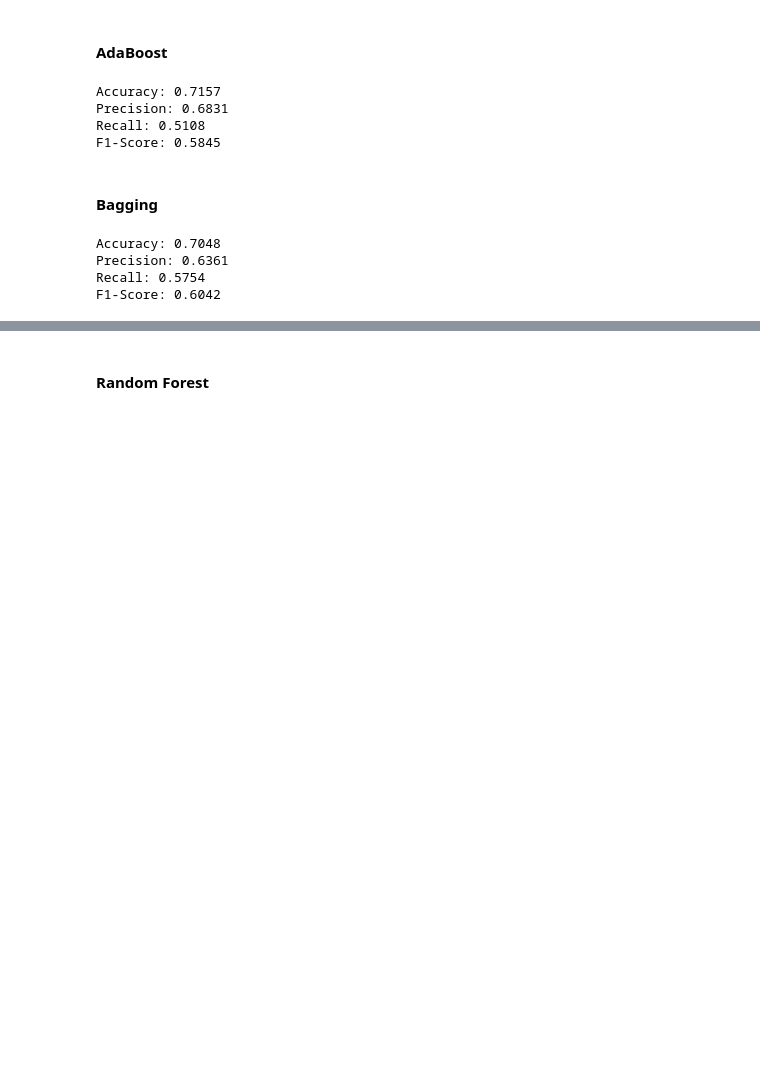
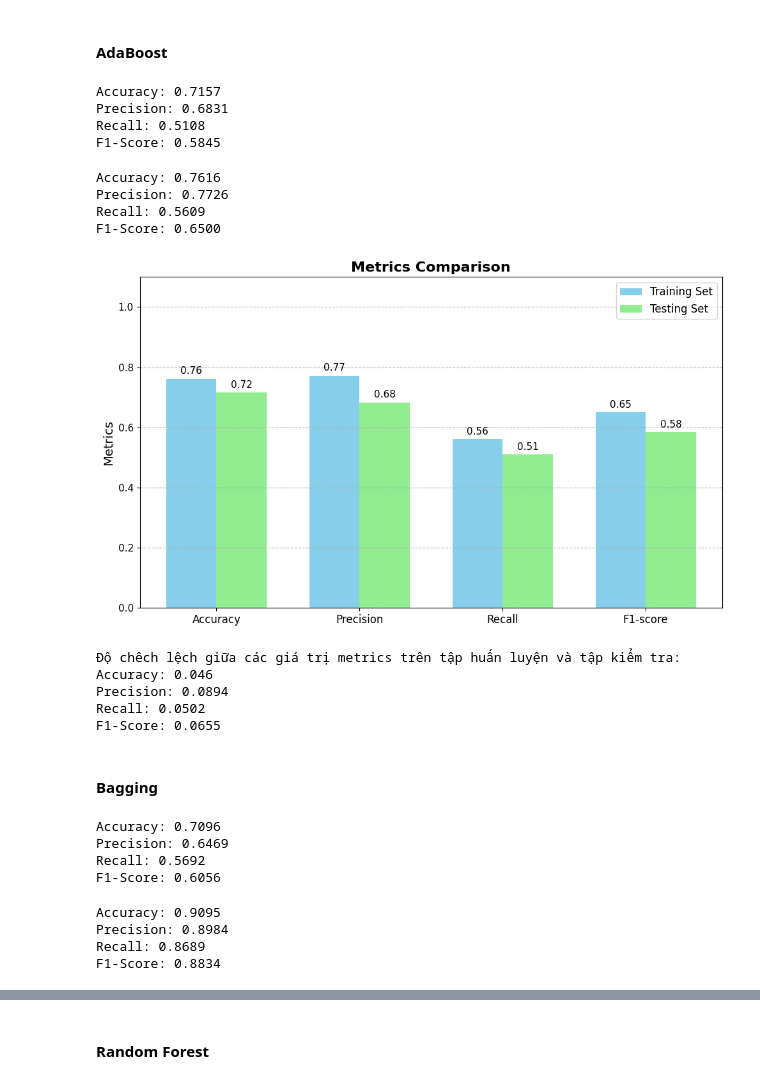
Before and after one commit to trnqbao/machine-learning-final-project, a Jupyter notebook: Ex2.ipynb, the cells around one changed output, grey strips where cells are left out. Saved outputs shown, nothing was run; the diff lists cells and outputs as text; code cells hidden in the pictures; blank space fills up the shorter version.

```diff
--- a/Ex2.ipynb
+++ b/Ex2.ipynb
@@ -596,29 +674,65 @@ Accuracy: 0.7157
 Precision: 0.6831
 Recall: 0.5108
 F1-Score: 0.5845
+# %%
+y_train_pred = ada_clf.predict(X_train)
+
+ada_train_accuracy = accuracy_score(y_train, y_train_pred)
+ada_train_precision = precision_score(y_train, y_train_pred)
+ada_train_recall = recall_score(y_train, y_train_pred)
+ada_train_f1 = f1_score(y_train, y_train_pred)
+
+print_metrics(ada_train_accuracy, ada_train_precision, ada_train_recall, ada_train_f1)
+# %% [output]
+Accuracy: 0.7616
+Precision: 0.7726
+Recall: 0.5609
+F1-Score: 0.6500
+# %%
+training_metrics = [ada_train_accuracy, ada_train_precision, ada_train_recall, ada_train_f1]
+testing_metrics = [ada_accuracy, ada_precision, ada_recall, ada_f1]
+
+compare_metrics(training_metrics, testing_metrics)
+compute_metric_difference(training_metrics, testing_metrics)
+# %% [output]
+[figure, added]
+Độ chêch lệch giữa các giá trị metrics trên tập huấn luyện và tập kiểm tra:
+Accuracy: 0.046
+Precision: 0.0894
+Recall: 0.0502
+F1-Score: 0.0655
 # %% [markdown]
 #### Bagging
 # %%
 from sklearn.ensemble import BaggingClassifier
 
-bagging_clf = BaggingClassifier()
+bg_clf = BaggingClassifier()
 
-bagging_clf.fit(X_train, y_train)
+bg_clf.fit(X_train, y_train)
+y_test_pred = bg_clf.predict(X_test)
 
-y_train_pred = bagging_clf.predict(X_train)
-y_test_pred = bagging_clf.predict(X_test)
+bg_accuracy = accuracy_score(y_test, y_test_pred)
+bg_precision = precision_score(y_test, y_test_pred)
+bg_recall = recall_score(y_test, y_test_pred)
+bg_f1 = f1_score(y_test, y_test_pred)
 
-bagging_accuracy = accuracy_score(y_test, y_test_pred)
-bagging_precision = precision_score(y_test, y_test_pred)
-bagging_recall = recall_score(y_test, y_test_pred)
-bagging_f1 = f1_score(y_test, y_test_pred)
-
-print_metrics(bagging_accuracy, bagging_precision, bagging_recall, bagging_f1)
-
-bagging_train_before = accuracy_score(y_train, y_train_pred)
-bagging_test_before = bagging_accuracy
+print_metrics(bg_accuracy, bg_precision, bg_recall, bg_f1)
 # %% [output]
-Accuracy: 0.7048
-Precision: 0.6361
-Recall: 0.5754
-F1-Score: 0.6042
+Accuracy: 0.7096
+Precision: 0.6469
+Recall: 0.5692
+F1-Score: 0.6056
+# %%
+y_train_pred = bg_clf.predict(X_train)
+
+bg_train_accuracy = accuracy_score(y_train, y_train_pred)
+bg_train_precision = precision_score(y_train, y_train_pred)
+bg_train_recall = recall_score(y_train, y_train_pred)
+bg_train_f1 = f1_score(y_train, y_train_pred)
+
+print_metrics(bg_train_accuracy, bg_train_precision, bg_train_recall, bg_train_f1)
+# %% [output]
+Accuracy: 0.9095
+Precision: 0.8984
+Recall: 0.8689
+F1-Score: 0.8834
```
Also changed, not shown: parts of 55 cells of this notebook.
